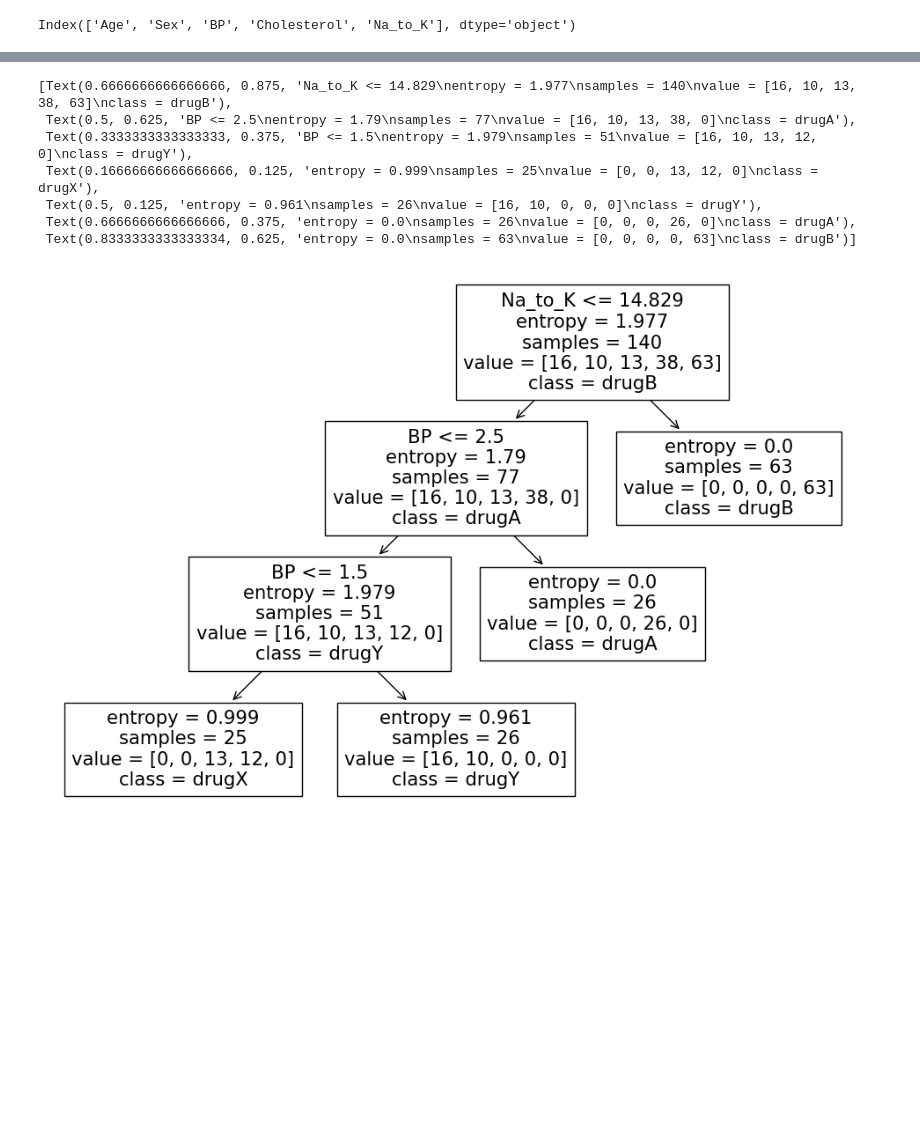
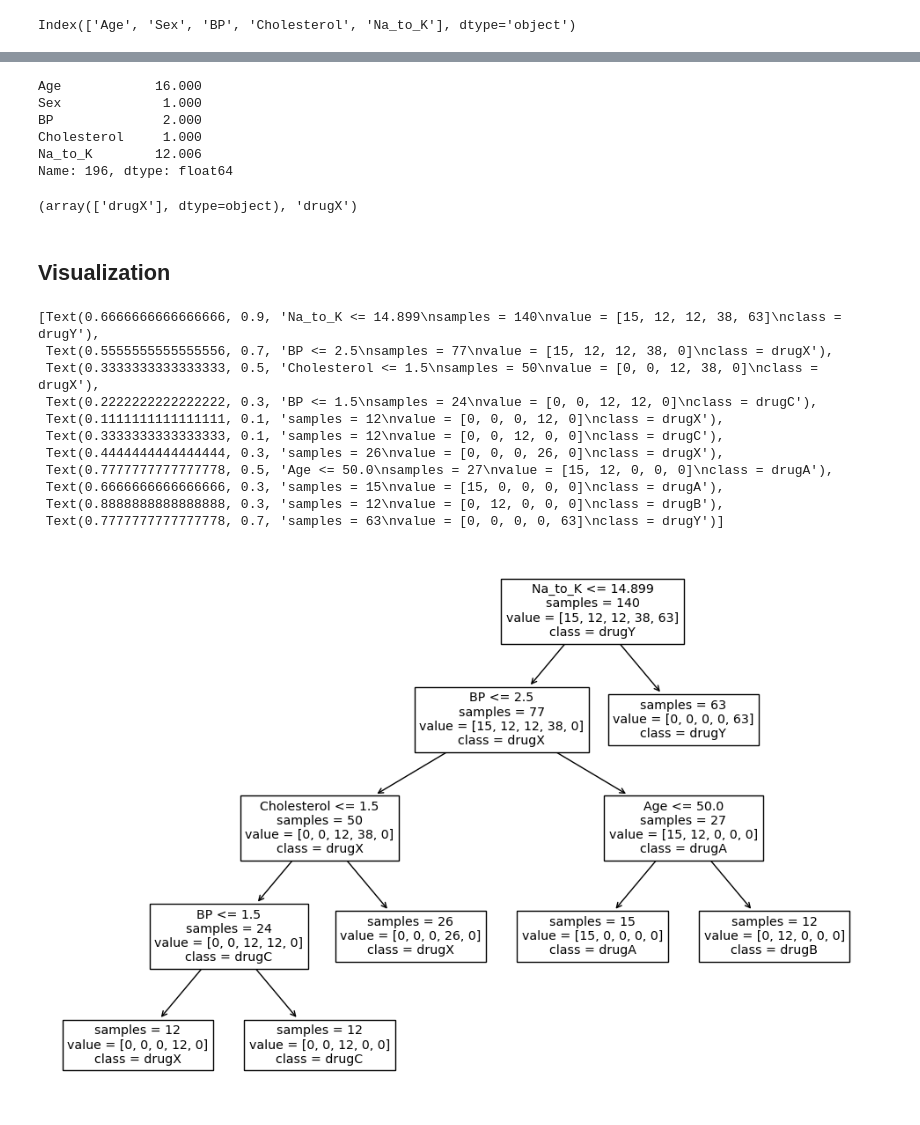
Before and after one commit to Meta-c/drug_decision_tree, a Jupyter notebook: drug-decision-tree.ipynb, the cells around one changed output, grey strips where cells are left out. Drawn from its saved outputs; the diff is of its cells as text; code cells hidden in the pictures; blank space fills up the shorter version.

```diff
--- a/drug-decision-tree.ipynb
+++ b/drug-decision-tree.ipynb
@@ -52,7 +70,7 @@ X_test = encoder.transform(X_test)
 
 
 # --------------------------------------- Model Definition --------------------------------------- #
-model = DecisionTreeClassifier(criterion='entropy', max_depth=3, random_state=0)
+model = DecisionTreeClassifier(criterion='gini', max_depth=6, random_state=0)
 
 # --------------------------------------- Model Training --------------------------------------- #
 
@@ -75,16 +143,38 @@ Model accuracy score with information gain: 0.8000
+# %%
+X_test.iloc[16]
+# %% [output]
+Age            16.000
+Sex             1.000
+BP              2.000
+Cholesterol     1.000
+Na_to_K        12.006
+Name: 196, dtype: float64
+# %%
+pred_test=model.predict(np.expand_dims(X_test.iloc[10],axis=0))
+pred_test,y_test[95]
+# %% [output]
+(array(['drugX'], dtype=object), 'drugX')
+# %% [markdown]
+## Visualization
 # %%
 import matplotlib.pyplot as plt
 plt.figure(figsize=(12,8))
 
 from sklearn import tree
 
-tree.plot_tree(fit,class_names=['drugY', 'drugC', 'drugX', 'drugA', 'drugB'],feature_names=['Age', 'Sex', 'BP', 'Cholesterol', 'Na_to_K'])
+tree.plot_tree(fit,
+               class_names=['drugA', 'drugB', 'drugC', 'drugX', 'drugY'],
+               feature_names=['Age','Sex' , 'BP', 'Cholesterol', 'Na_to_K'],impurity=False)
 # %% [output]
-[Text(0.6666666666666666, 0.875, 'Na_to_K <= 14.829\nentropy = 1.977\nsamples = 140\nvalue = [16, 10, 13, 38, 63]\nclass = drugB'),
- Text(0.5, 0.625, 'BP <= 2.5\nentropy = 1.79\nsamples = 77\nvalue = [16, 10, 13, 38, 0]\nclass = drugA'),
- Text(0.3333333333333333, 0.375, 'BP <= 1.5\nentropy = 1.979\nsamples = 51\nvalue = [16, 10, 13, 12, 0]\nclass = drugY'),
- Text(0.16666666666666666, 0.125, 'entropy = 0.999\nsamples = 25\nvalue = [0, 0, 13, 12, 0]\nclass = drugX'),
- Text(0.5, 0.125, 'entropy = 0.961\nsamples = 26\nvalue = [16, 10, 0, 0, 0]\nclass = drugY'),
- Text(0.6666666666666666, 0.375, 'entropy = 0.0\nsamples = 26\nvalue = [0, 0, 0, 26, 0]\nclass = drugA'),
- Text(0.8333333333333334, 0.625, 'entropy = 0.0\nsamples = 63\nvalue = [0, 0, 0, 0, 63]\nclass = drugB')]
+[Text(0.6666666666666666, 0.9, 'Na_to_K <= 14.899\nsamples = 140\nvalue = [15, 12, 12, 38, 63]\nclass = drugY'),
+ Text(0.5555555555555556, 0.7, 'BP <= 2.5\nsamples = 77\nvalue = [15, 12, 12, 38, 0]\nclass = drugX'),
+ Text(0.3333333333333333, 0.5, 'Cholesterol <= 1.5\nsamples = 50\nvalue = [0, 0, 12, 38, 0]\nclass = drugX'),
+ Text(0.2222222222222222, 0.3, 'BP <= 1.5\nsamples = 24\nvalue = [0, 0, 12, 12, 0]\nclass = drugC'),
+ Text(0.1111111111111111, 0.1, 'samples = 12\nvalue = [0, 0, 0, 12, 0]\nclass = drugX'),
+ Text(0.3333333333333333, 0.1, 'samples = 12\nvalue = [0, 0, 12, 0, 0]\nclass = drugC'),
+ Text(0.4444444444444444, 0.3, 'samples = 26\nvalue = [0, 0, 0, 26, 0]\nclass = drugX'),
+ Text(0.7777777777777778, 0.5, 'Age <= 50.0\nsamples = 27\nvalue = [15, 12, 0, 0, 0]\nclass = drugA'),
+ Text(0.6666666666666666, 0.3, 'samples = 15\nvalue = [15, 0, 0, 0, 0]\nclass = drugA'),
+ Text(0.8888888888888888, 0.3, 'samples = 12\nvalue = [0, 12, 0, 0, 0]\nclass = drugB'),
+ Text(0.7777777777777778, 0.7, 'samples = 63\nvalue = [0, 0, 0, 0, 63]\nclass = drugY')]
-[figure, old version]
+[figure, new version]
```
Also changed, not shown: parts of 15 cells of this notebook.
